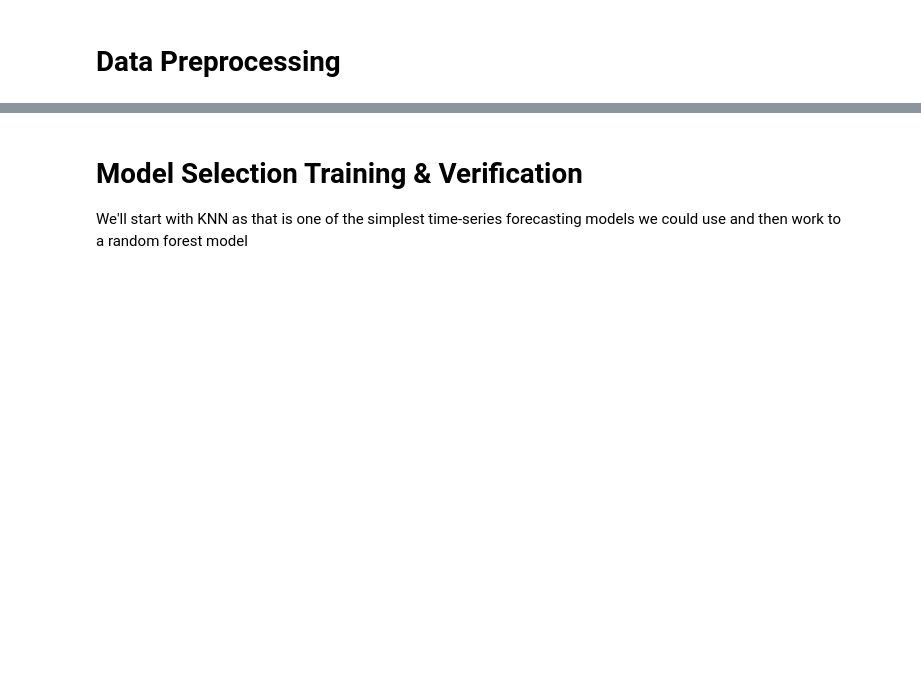
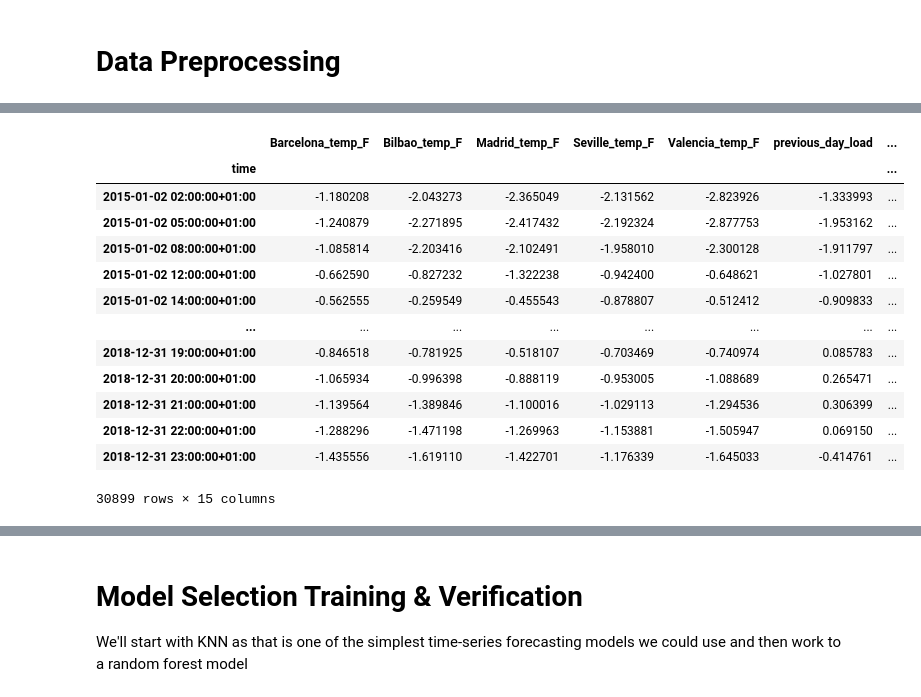
Before and after one commit to zoemcbride/energy-data-lab, a Jupyter notebook: spanish_energy_data_weather_analysis.ipynb, the cells around one changed output, grey strips where cells are left out. Drawn from its saved outputs; the diff is of its cells as text; code cells hidden in the pictures; blank space fills up the shorter version.

Commit message:
Preprocessing of feature matrix

```diff
--- a/spanish_energy_data_weather_analysis.ipynb
+++ b/spanish_energy_data_weather_analysis.ipynb
@@ -706,0 +722,7 @@ plt.show()
+# %%
+# Remove columns with constant values from energy_data
+energy_data = energy_data.loc[:, (energy_data != energy_data.iloc[0]).any()]
+# Remove columns with constant values from weather_features
+weather_features = weather_features.loc[:, (weather_features != weather_features.iloc[0]).any()]
+
+print(energy_data.columns, weather_features.columns)
@@ -731,0 +876,32 @@ A commonly used method is Min-Max Scaling (Normalization) which scales the data
+# %%
+# Standard scaling on non-binary values
+# A commonly used method is Min-Max Scaling (Normalization) which scales the data between 0 and 1.
+# Another method is the Standard Scaler (Standardization) which scales the data based on mean and standard deviation.
+# We will use Standard Scalar method here
+
+
+# Create a dedicated feature matrix
+features = energy_weather_merged.filter(like='_temp_F').columns.tolist() + ['previous_day_load', 'temp_extreme_cold', 'temp_extreme_hot', 'day_type', 'hour_sin', 'hour_cos']
+feature_matrix = pd.concat([energy_weather_merged[features], season_dummies], axis=1)
+
+# Scaling using StandardScaler
+scaler = StandardScaler()
+cols_to_scale = ['previous_day_load'] + feature_matrix.filter(like='_temp_F').columns.tolist()
+feature_matrix[cols_to_scale] = scaler.fit_transform(feature_matrix[cols_to_scale])
+
+feature_matrix
+# %% [output]
+|  | Barcelona_temp_F | Bilbao_temp_F | Madrid_temp_F | Seville_temp_F | Valencia_temp_F | previous_day_load | ... |
+| time |  |  |  |  |  |  | ... |
+| 2015-01-02 02:00:00+01:00 | -1.180208 | -2.043273 | -2.365049 | -2.131562 | -2.823926 | -1.333993 | ... |
+| 2015-01-02 05:00:00+01:00 | -1.240879 | -2.271895 | -2.417432 | -2.192324 | -2.877753 | -1.953162 | ... |
+| 2015-01-02 08:00:00+01:00 | -1.085814 | -2.203416 | -2.102491 | -1.958010 | -2.300128 | -1.911797 | ... |
+| 2015-01-02 12:00:00+01:00 | -0.662590 | -0.827232 | -1.322238 | -0.942400 | -0.648621 | -1.027801 | ... |
+| 2015-01-02 14:00:00+01:00 | -0.562555 | -0.259549 | -0.455543 | -0.878807 | -0.512412 | -0.909833 | ... |
+| ... | ... | ... | ... | ... | ... | ... | ... |
+| 2018-12-31 19:00:00+01:00 | -0.846518 | -0.781925 | -0.518107 | -0.703469 | -0.740974 | 0.085783 | ... |
+| 2018-12-31 20:00:00+01:00 | -1.065934 | -0.996398 | -0.888119 | -0.953005 | -1.088689 | 0.265471 | ... |
+| 2018-12-31 21:00:00+01:00 | -1.139564 | -1.389846 | -1.100016 | -1.029113 | -1.294536 | 0.306399 | ... |
+| 2018-12-31 22:00:00+01:00 | -1.288296 | -1.471198 | -1.269963 | -1.153881 | -1.505947 | 0.069150 | ... |
+| 2018-12-31 23:00:00+01:00 | -1.435556 | -1.619110 | -1.422701 | -1.176339 | -1.645033 | -0.414761 | ... |
+30899 rows × 15 columns
```
Also changed, not shown: parts of 19 cells of this notebook.
